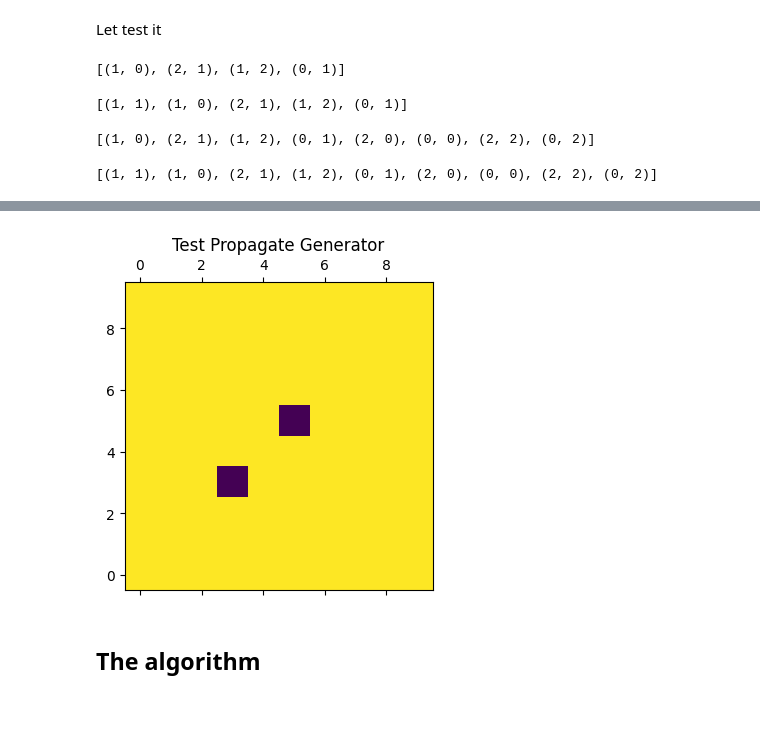
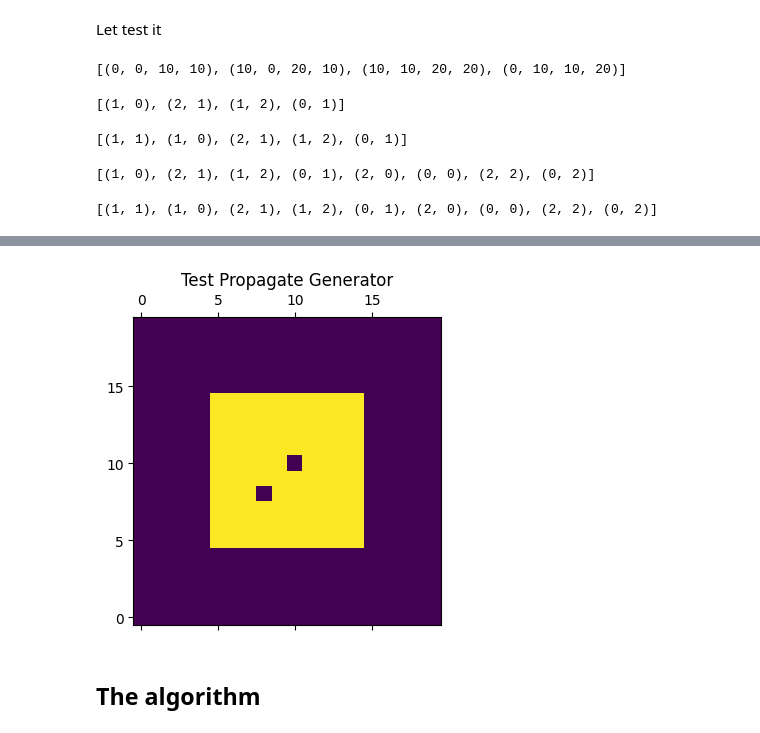
Before and after one commit to RomualdRousseau/TheWorkShopProgrammer, a Jupyter notebook: Tutorial3/notebooks/wave_collapse.ipynb, the cells around one changed output, grey strips where cells are left out. Cells and saved outputs as stored; diff of their text form; code cells hidden in the pictures.

```diff
--- a/Tutorial3/notebooks/wave_collapse.ipynb
+++ b/Tutorial3/notebooks/wave_collapse.ipynb
@@ -152,43 +186,47 @@ class Grid:
 # %% [markdown]
 Let test it
 # %%
-N = 10
+N = 20
 ON = 255
+
+display(Grid.make_partitions(20, 2))
 
 display(list(GridGenerator(3, DIR4).neighbours((1, 1), {(1, 1)})))
 display(list(GridGenerator(3, DIR4C).neighbours((1, 1))))
 display(list(GridGenerator(3, DIR4).propagate((1, 1), {(1, 1)})))
 display(list(GridGenerator(3, DIR4C).propagate((1, 1))))
 
 grid = Grid.from_list(list(np.zeros(N * N).reshape(N, N)), DIR4C)
+grid.generator.set_stencil((5, 5, 15, 15))
 
 fig, ax = plt.subplots(figsize=(4, 4))
 ax.set_title("Test Propagate Generator")
 ax.set_xlim((-0.5, N - 0.5))
 ax.set_ylim((-0.5, N - 0.5))
 
 
 def update_frame(frame: tuple[GridLoc, object]) -> Iterable[Artist]:
     loc, _ = frame
     grid[loc] = ON
     return ax.matshow(grid.map) # type: ignore
 
 
 ani = animation.FuncAnimation(
     fig,
     update_frame,
-    frames=grid.propagate((N // 2, N // 2), {(3, 3), (5, 5)}),
+    frames=grid.propagate((N // 2, N // 2), {(8, 8), (10, 10)}),
     interval=30,
     save_count=N**2,
 )
 HTML(ani.to_jshtml())
 # %% [output]
-[(1, 0), (2, 1), (1, 2), (0, 1)]
+[(0, 0, 10, 10), (10, 0, 20, 10), (10, 10, 20, 20), (0, 10, 10, 20)]
-[(1, 1), (1, 0), (2, 1), (1, 2), (0, 1)]
+[(1, 0), (2, 1), (1, 2), (0, 1)]
-[(1, 0), (2, 1), (1, 2), (0, 1), (2, 0), (0, 0), (2, 2), (0, 2)]
+[(1, 1), (1, 0), (2, 1), (1, 2), (0, 1)]
-[(1, 1), (1, 0), (2, 1), (1, 2), (0, 1), (2, 0), (0, 0), (2, 2), (0, 2)]
+[(1, 0), (2, 1), (1, 2), (0, 1), (2, 0), (0, 0), (2, 2), (0, 2)]
+[(1, 1), (1, 0), (2, 1), (1, 2), (0, 1), (2, 0), (0, 0), (2, 2), (0, 2)]
 [interactive output not drawn]
-[figure, old version]
+[figure, new version]
 # %% [markdown]
 ## The algorithm
 # %%
```
Also changed, not shown: parts of 3 cells of this notebook.
